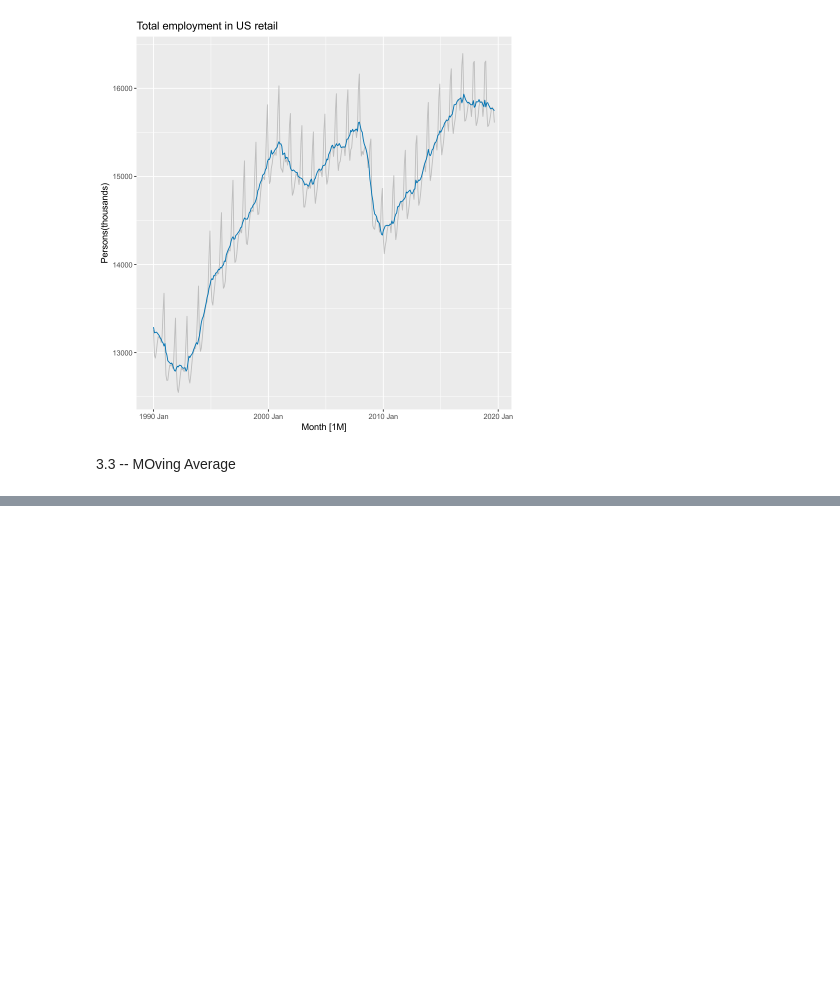
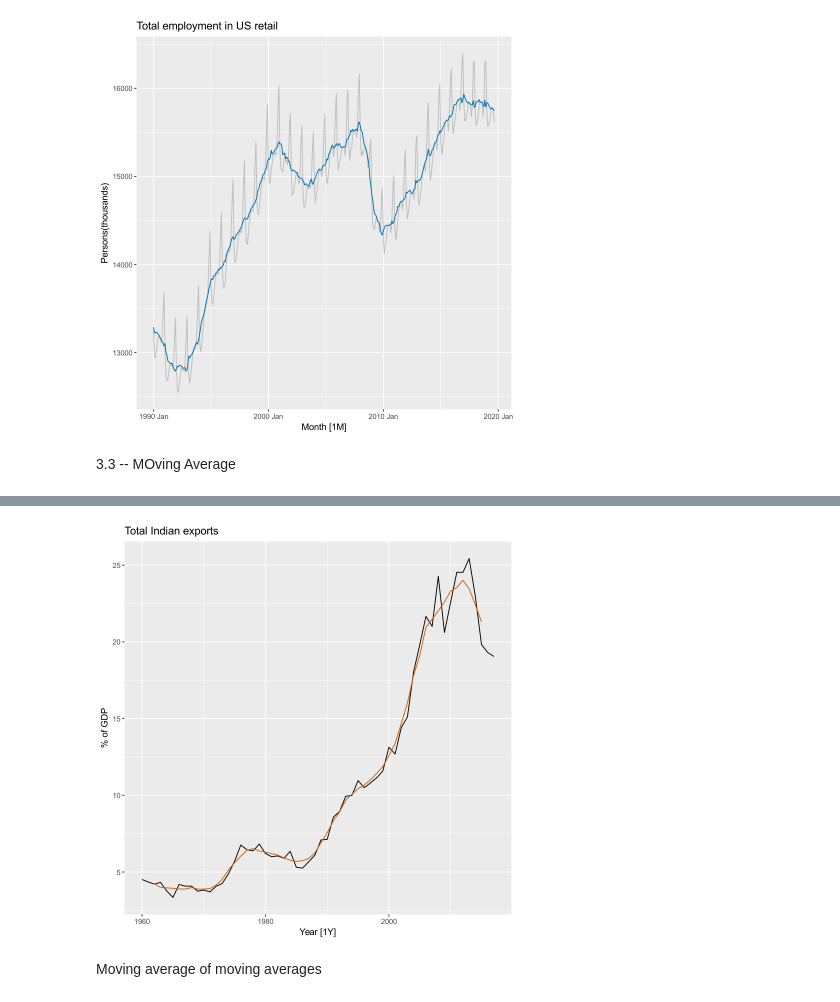
Before and after one commit to ARKA1112/Time_Series_R, a Jupyter notebook: OTEXTS_3.ipynb, the cells around one changed output, grey strips where cells are left out. Saved outputs shown, nothing was run; the diff lists cells and outputs as text; code cells hidden in the pictures; blank space fills up the shorter version.

```diff
--- a/OTEXTS_3.ipynb
+++ b/OTEXTS_3.ipynb
@@ -229,0 +233,2 @@ title="Total employment in US retail")
+# %%
+ind_exports <- global_economy |>filter(Code=="IND")|> mutate(`5-MA` = slider::slide_dbl(Exports, mean, .before =2, .after=2, .complete = TRUE))
@@ -229,0 +247,6 @@ title="Total employment in US retail")
+# %%
+# To see what the trend cyclel estimate looks like, we plot it along with the original data in the following figure
+
+
+ind_exports |> autoplot(Exports) + geom_line(aes(y=`5-MA`), colour="#D55E00") + labs(y="% of GDP", title="Total Indian exports") + guides(colour=guide_legend(title="series"))
+# %% [output]
@@ -229,0 +255,3 @@ title="Total employment in US retail")
+[figure, added]
+# %% [markdown]
+Moving average of moving averages
```
Also changed, not shown: parts of 27 cells of this notebook.
